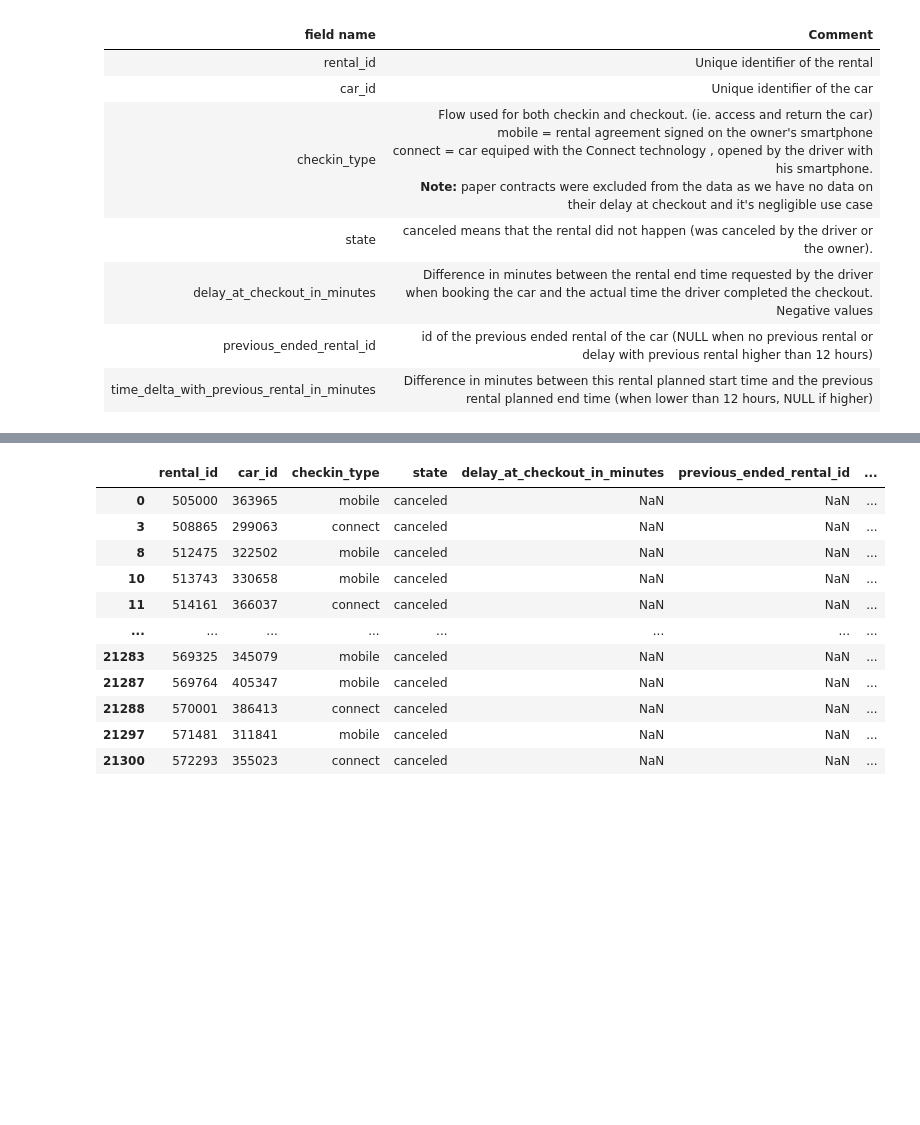
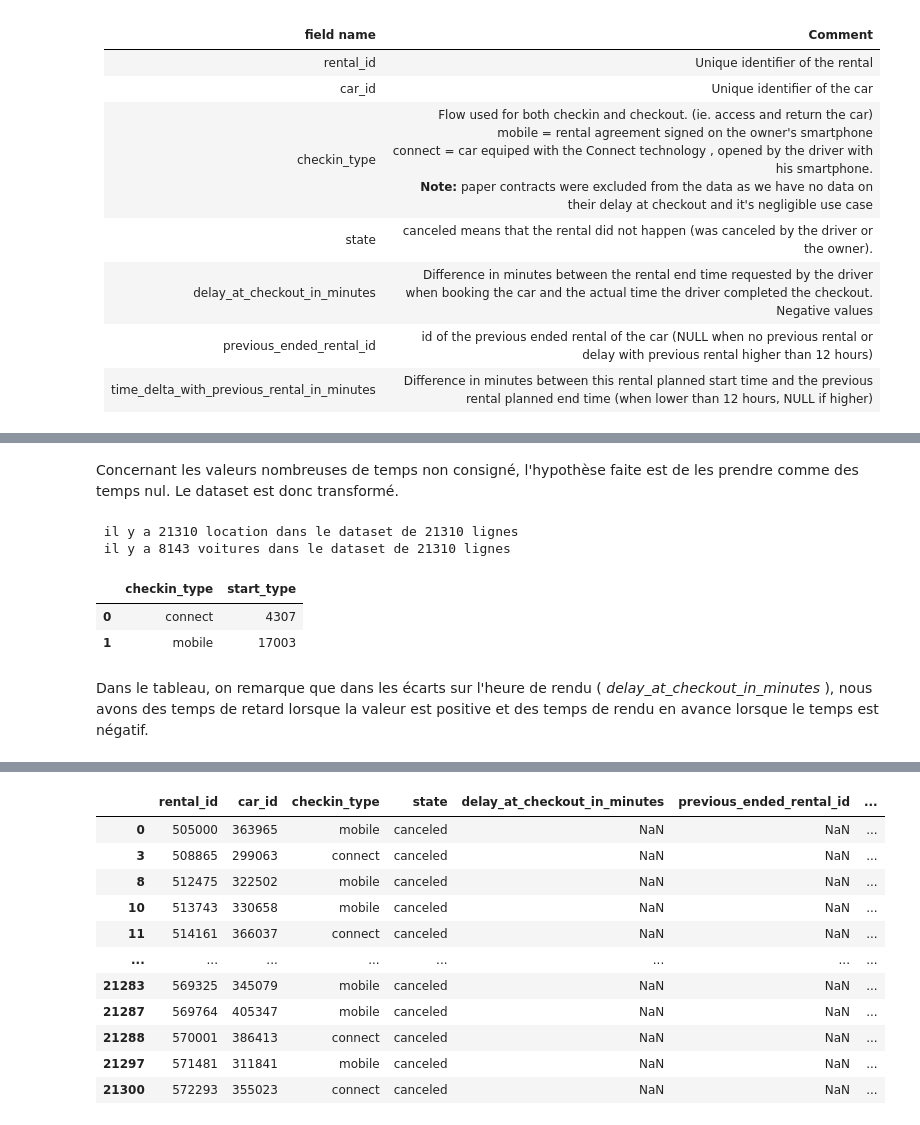
Before and after one commit to pradelf/getaround, a Jupyter notebook: notebooks/02_Getaround_eda.ipynb, the cells around one changed output, grey strips where cells are left out. Saved outputs shown, nothing was run; the diff lists cells and outputs as text; code cells hidden in the pictures; blank space fills up the shorter version.

```diff
--- a/notebooks/02_Getaround_eda.ipynb
+++ b/notebooks/02_Getaround_eda.ipynb
@@ -81,0 +68,2 @@ None
+# %% [markdown]
+Concernant les valeurs nombreuses de temps non consigné, l'hypothèse faite est de les prendre comme des temps nul. Le dataset est donc transformé.
@@ -81,0 +73,28 @@ None
+# %%
+print(f" il y a {len(delays_df['rental_id'].unique())} location dans le dataset de 21310 lignes")
+print(f" il y a {len(delays_df['car_id'].unique())} voitures dans le dataset de 21310 lignes")
+# %% [output]
+ il y a 21310 location dans le dataset de 21310 lignes
+ il y a 8143 voitures dans le dataset de 21310 lignes
+# %%
+# Comptage global par état
+groupby = delays_df.groupby("checkin_type")
+get_type = pd.DataFrame({"start_type": groupby['checkin_type'].count()})
+plot_connect=get_type.reset_index()
+
+# Pie chart
+fig=px.pie(
+    plot_connect,
+    names='checkin_type',
+    values='start_type',
+    title="Répartition des types de checkin au global",           # Supprime le label par défaut
+)
+fig.show()
+# %%
+plot_connect
+# %% [output]
+|  | checkin_type | start_type |
+| 0 | connect | 4307 |
+| 1 | mobile | 17003 |
+# %% [markdown]
+Dans le tableau, on remarque que dans les écarts sur l'heure de rendu ( _delay_at_checkout_in_minutes_ ), nous avons des temps de retard lorsque la valeur est positive et des temps de rendu en avance lorsque le temps est négatif.
```
Also changed, not shown: parts of 28 cells of this notebook, 5 other files.
